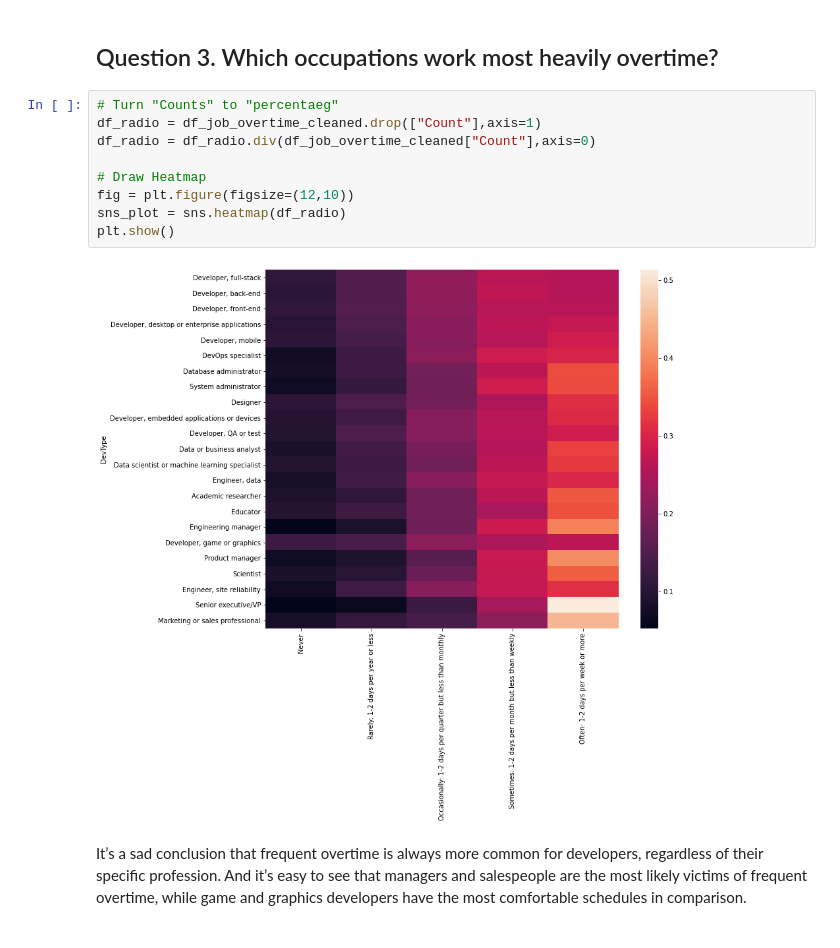
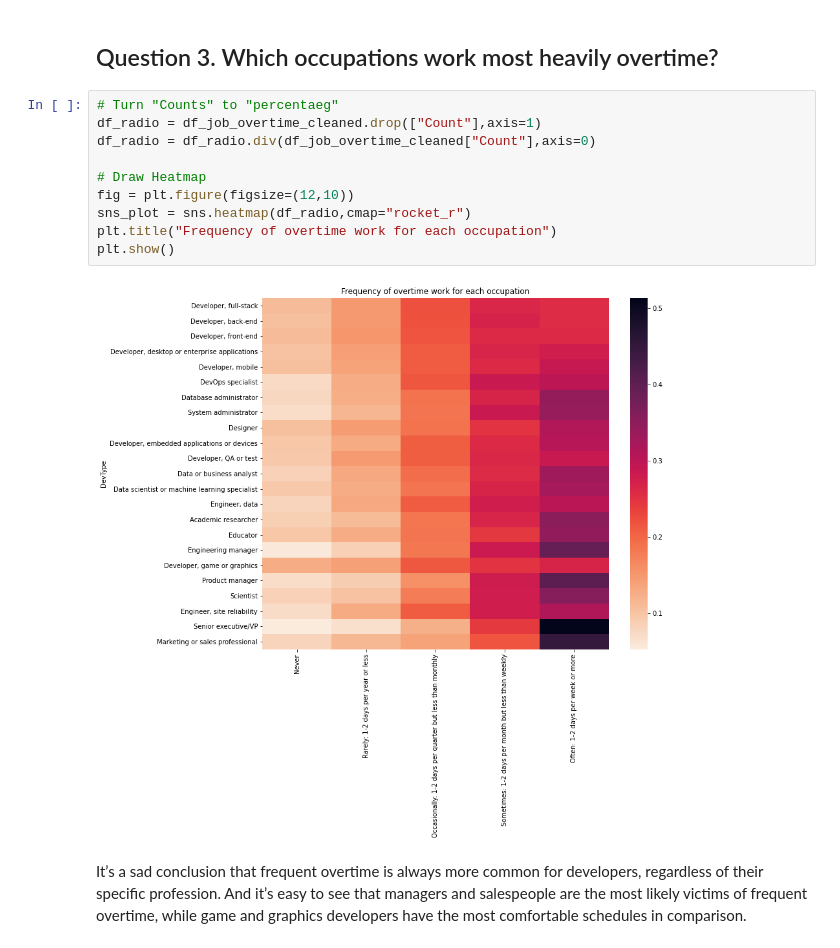
Before and after one commit to petitepepper/Stackoverflow-survey_analyse, a Jupyter notebook: stackoverflow_2020survey_analysis.ipynb, the cells around one changed output. Saved outputs shown, nothing was run; the diff lists cells and outputs as text.

Commit message:
update visualization

```diff
--- a/stackoverflow_2020survey_analysis.ipynb
+++ b/stackoverflow_2020survey_analysis.ipynb
@@ -313,13 +374,14 @@ The most used languages are *Python*, *C*, *Java* and *SQL* in descending order.
 # %%
 # Turn "Counts" to "percentaeg"
 df_radio = df_job_overtime_cleaned.drop(["Count"],axis=1)
 df_radio = df_radio.div(df_job_overtime_cleaned["Count"],axis=0)
 
 # Draw Heatmap
 fig = plt.figure(figsize=(12,10))
-sns_plot = sns.heatmap(df_radio)
+sns_plot = sns.heatmap(df_radio,cmap="rocket_r")
+plt.title("Frequency of overtime work for each occupation")
 plt.show()
 # %% [output]
-[figure, old version]
+[figure, new version]
 # %% [markdown]
 It’s a sad conclusion that frequent overtime is always more common for developers, regardless of their specific profession. And it’s easy to see that managers and salespeople are the most likely victims of frequent overtime, while game and graphics developers have the most comfortable schedules in comparison.
```
Also changed, not shown: parts of 5 cells of this notebook.
